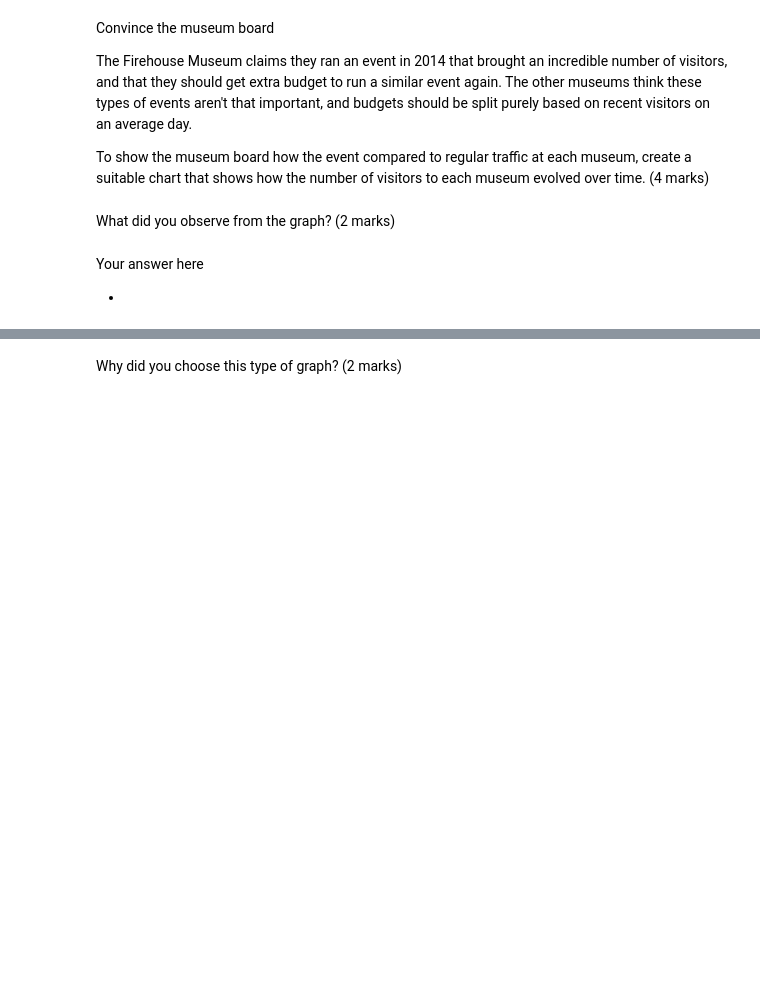
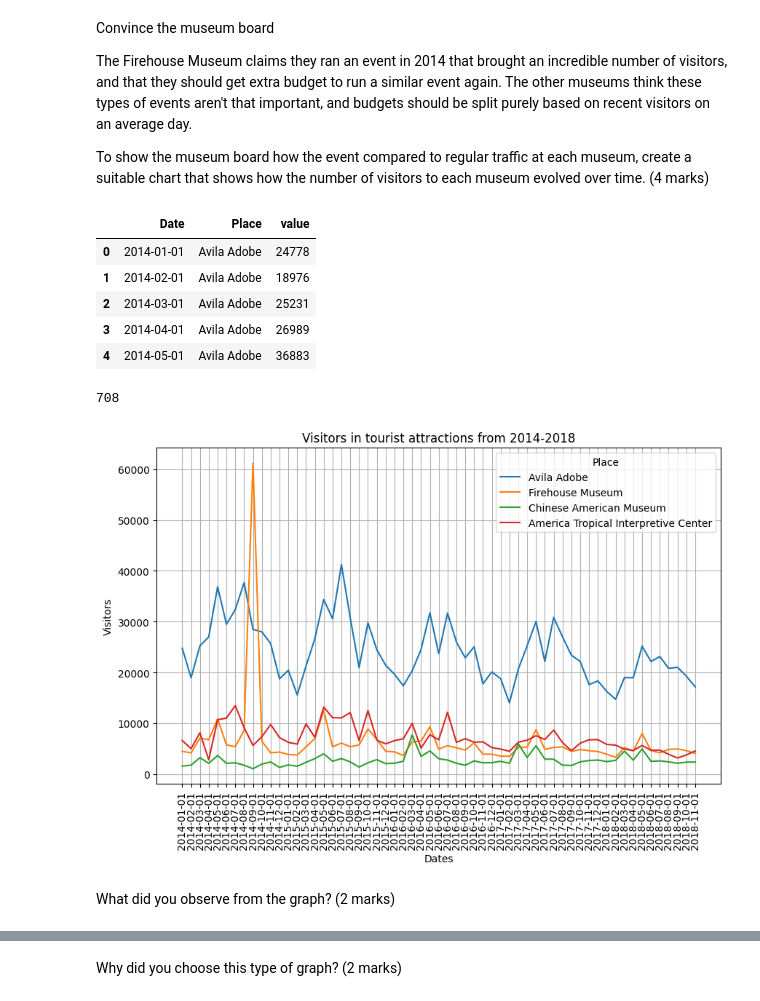
Before and after one commit to NikhilShankar/CSCN-8245-MLProgramming, a Jupyter notebook: Assignment-2/Assignment2.ipynb, the cells around one changed output, grey strips where cells are left out. Saved outputs shown, nothing was run; the diff lists cells and outputs as text; code cells hidden in the pictures; blank space fills up the shorter version.

```diff
--- a/Assignment-2/Assignment2.ipynb
+++ b/Assignment-2/Assignment2.ipynb
@@ -70,6 +265,35 @@ To show the museum board how the event compared to regular traffic at each museu
+# %%
+#Your solution here
+
+#we are changing the structure of the dataframe in a way is suitable to create a line graph.
+# As you can see it will create a new df with three columns, date, place and value. Value will
+# be filled with the corresponding value for that place against that date. So in total
+# we would have for each date and place 4 entries.
+museum_visitors_df_melted = museum_visitors_df.melt(id_vars=['Date'],
+                                    var_name='Place',
+                                    value_vars=['Avila Adobe',
+                                                'Firehouse Museum',
+                                                'Chinese American Museum',
+                                                'America Tropical Interpretive Center'])
+display(museum_visitors_df_melted.head())
+print(museum_visitors_df_melted.size)
+plt.figure(figsize=(10, 6))
+sns.lineplot(data=museum_visitors_df_melted, x='Date', y='value', hue='Place')
+
+# Adding labels and title
+plt.title('Visitors in tourist attractions from 2014-2018')
+plt.xticks(rotation=90)
+plt.xlabel('Dates')
+plt.ylabel('Visitors')
+plt.grid()
+# %% [output]
+|  | Date | Place | value |
+| 0 | 2014-01-01 | Avila Adobe | 24778 |
+| 1 | 2014-02-01 | Avila Adobe | 18976 |
+| 2 | 2014-03-01 | Avila Adobe | 25231 |
+| 3 | 2014-04-01 | Avila Adobe | 26989 |
+| 4 | 2014-05-01 | Avila Adobe | 36883 |
+708
+[figure, added]
 # %% [markdown]
 What did you observe from the graph? (2 marks)
-# %% [markdown]
-Your answer here
-
-*
```
Also changed, not shown: parts of 60 cells of this notebook, 7 other files.
